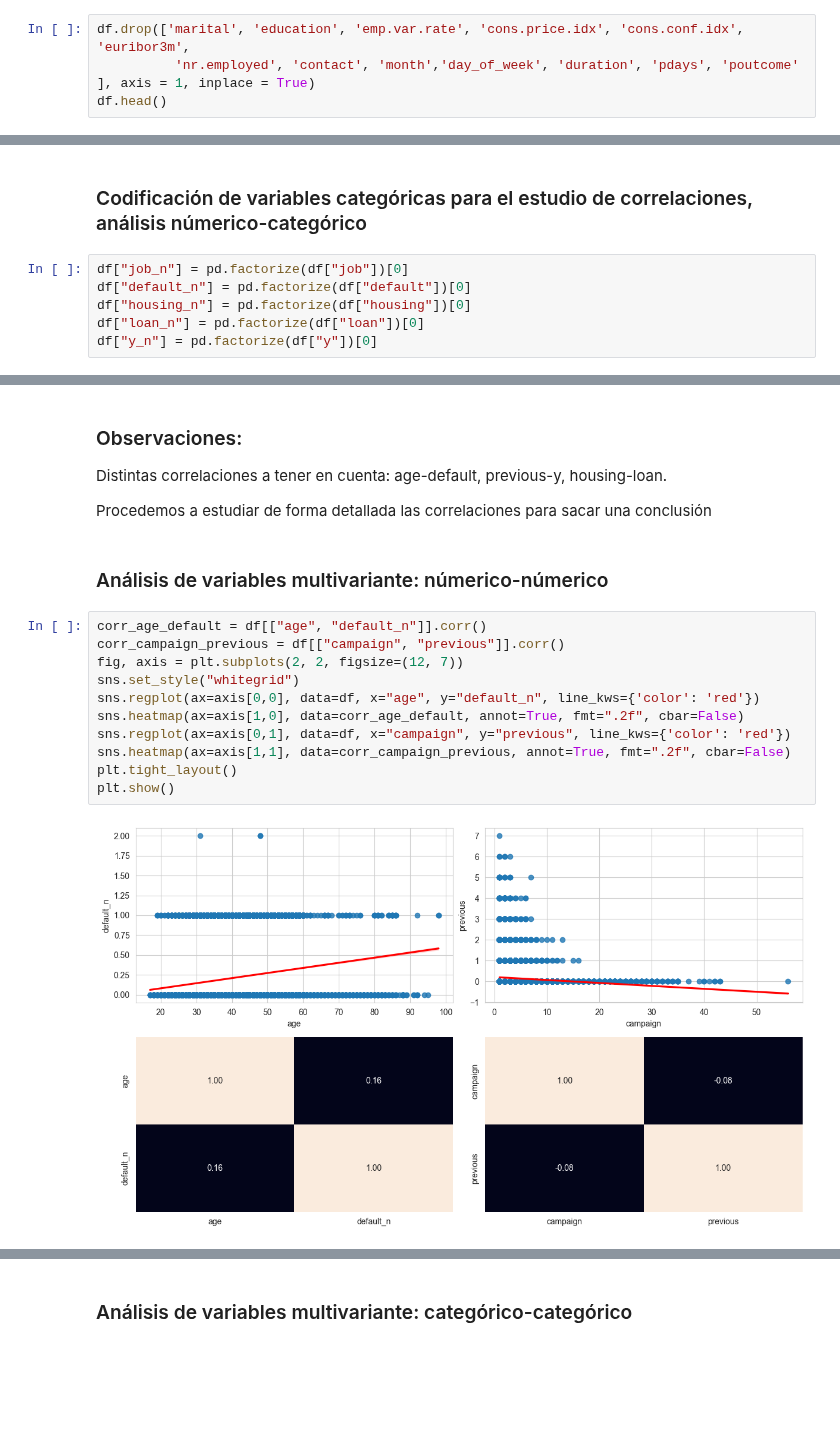
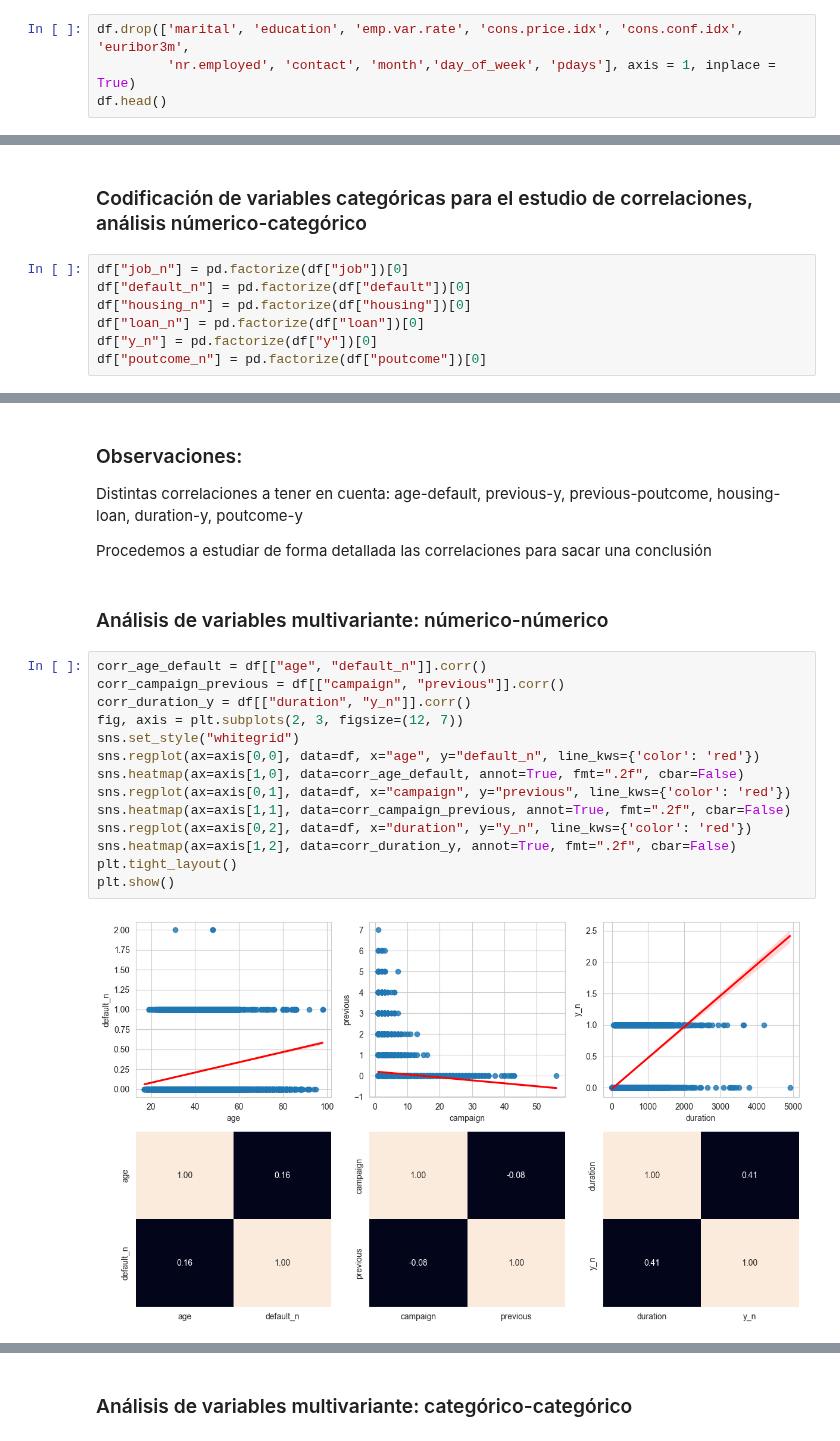
Before and after one commit to 4GeeksAcademy/sayons-intro-ml-new, a Jupyter notebook: src/01-logistic-regression.ipynb, the cells around one changed output, grey strips where cells are left out. Cells and saved outputs as stored; diff of their text form; blank space fills up the shorter version.

```diff
--- a/src/01-logistic-regression.ipynb
+++ b/src/01-logistic-regression.ipynb
@@ -191,6 +191,6 @@ Decido eliminar variables redundantes y que no aportan información destacada, e
        'cons.conf.idx', 'euribor3m', 'nr.employed', 'month', 'day_of_week', 'duration', 'marital', 'education', 'pdays, 'poutcome'
 # %%
 df.drop(['marital', 'education', 'emp.var.rate', 'cons.price.idx', 'cons.conf.idx', 'euribor3m',
-          'nr.employed', 'contact', 'month','day_of_week', 'duration', 'pdays', 'poutcome' ], axis = 1, inplace = True)
+         'nr.employed', 'contact', 'month','day_of_week', 'pdays'], axis = 1, inplace = True)
 df.head()
 # %% [output]
@@ -257,4 +257,5 @@ df["default_n"] = pd.factorize(df["default"])[0]
 df["housing_n"] = pd.factorize(df["housing"])[0]
 df["loan_n"] = pd.factorize(df["loan"])[0]
 df["y_n"] = pd.factorize(df["y"])[0]
+df["poutcome_n"] = pd.factorize(df["poutcome"])[0]
 # %%
@@ -269,6 +270,6 @@ plt.show()
 # %% [markdown]
 ### Observaciones:
-Distintas correlaciones a tener en cuenta: age-default, previous-y, housing-loan.
+Distintas correlaciones a tener en cuenta: age-default, previous-y, previous-poutcome, housing-loan, duration-y, poutcome-y
 
 Procedemos a estudiar de forma detallada las correlaciones para sacar una conclusión
 # %% [markdown]
@@ -276,16 +277,19 @@ Procedemos a estudiar de forma detallada las correlaciones para sacar una conclu
 # %%
 corr_age_default = df[["age", "default_n"]].corr()
 corr_campaign_previous = df[["campaign", "previous"]].corr()
-fig, axis = plt.subplots(2, 2, figsize=(12, 7))
+corr_duration_y = df[["duration", "y_n"]].corr()
+fig, axis = plt.subplots(2, 3, figsize=(12, 7))
 sns.set_style("whitegrid")
 sns.regplot(ax=axis[0,0], data=df, x="age", y="default_n", line_kws={'color': 'red'})
 sns.heatmap(ax=axis[1,0], data=corr_age_default, annot=True, fmt=".2f", cbar=False)
 sns.regplot(ax=axis[0,1], data=df, x="campaign", y="previous", line_kws={'color': 'red'})
 sns.heatmap(ax=axis[1,1], data=corr_campaign_previous, annot=True, fmt=".2f", cbar=False)
+sns.regplot(ax=axis[0,2], data=df, x="duration", y="y_n", line_kws={'color': 'red'})
+sns.heatmap(ax=axis[1,2], data=corr_duration_y, annot=True, fmt=".2f", cbar=False)
 plt.tight_layout()
 plt.show()
 # %% [output]
-[figure, old version]
+[figure, new version]
 # %% [markdown]
 ### Observaciones:
 
```
Also changed, not shown: parts of 33 cells of this notebook, 4 other files.
